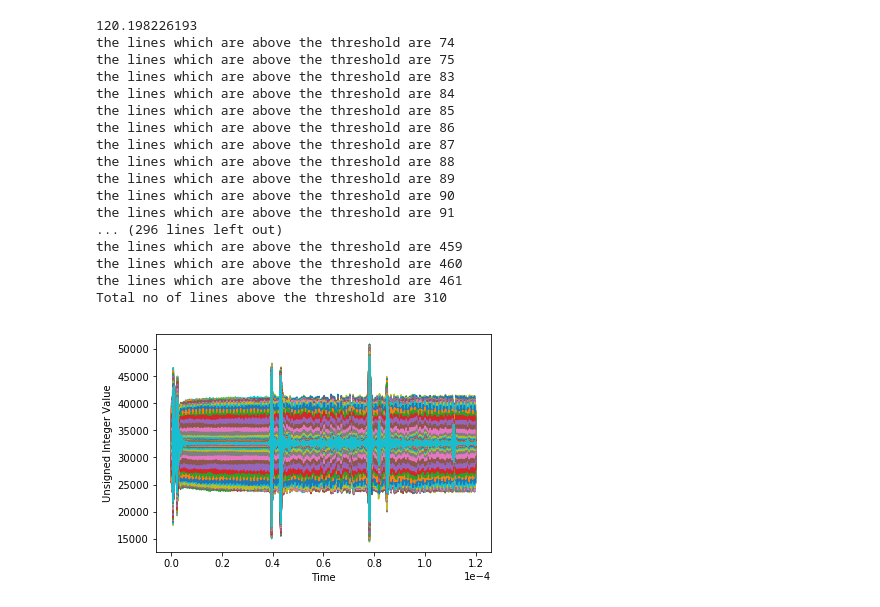
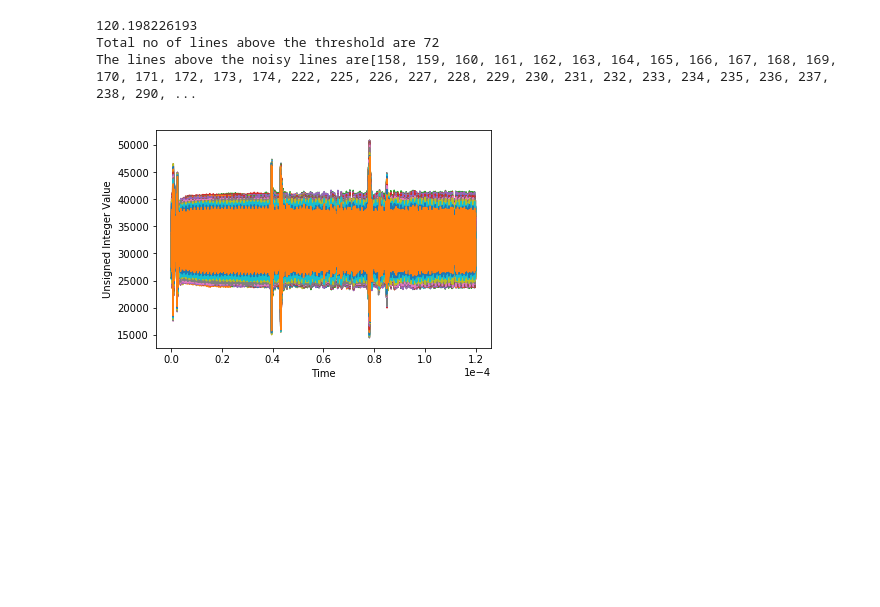
Before and after one commit to sp00044/Assignment1, a Jupyter notebook: Assignment_Question_No_2.ipynb, the cells around one changed output. Drawn from its saved outputs; the diff is of its cells as text; code cells hidden in the pictures; blank space fills up the shorter version.

```diff
--- a/Assignment_Question_No_2.ipynb
+++ b/Assignment_Question_No_2.ipynb
@@ -16,62 +16,52 @@ f = open('UltrasoundSampleSignal.dat','rb')
 AllSignal = np.fromfile(f,count=-1,dtype=np.uint16)
 ## Arrange the 15000 samples with step size 125Mhz
 x=np.arange(0,15000/125e6,1/125e6)
-## now we take the first line of the 15000 line
+## now we take the first line of the 15000 lines
 FirstLine = AllSignal[:15000]
 ## The first line consist of dc component for which we have to remove them so taking the mean of the first line and subtracting the same
 dataFirstLine = FirstLine - np.mean(FirstLine)
 ## the length of the data FirstLine is taken when we want only positive peaks of the transform
 L=len(dataFirstLine)
- ## We arrange the signal according to the given frequency
+ ## We arrange the signal according to the given sampling rate
 f=np.arange(0,125e6/2,125e6/15000)
+
 ## We have to change the signal into frequncy domain signal so we use fft transform
 Y=np.fft.fft(dataFirstLine)
 ## To take only the positive peaks we take the absolute value and divide it by the length
 PyyClean=abs(Y)/L
 ## To find the noise threshold we have to take the maximum amplitude of the positive peaks which comes to approx 120
 NoiseThreshold = max(PyyClean)
 print(NoiseThreshold)
 ## we know that the total lines are 462
 totalLines = np.arange(462)
 ## We have to initialize the variable Count_Of_Noisy Lines to zero
 Count_Of_Noisy_Lines=0
+Frequency = np.where(f>=4.5e6)
 ## Now for every line we find out peaks of all the lines
-
+LinesArray = []
 for index in totalLines:
     ## Removing the DC component as done above
     Remove_DC_Component_From_Each_Line = AllSignal[index*15000:(index+1)*15000]-np.mean(AllSignal[index*15000:(index+1)*15000])
     ## The above process is repeated for all the lines
     Length_Of_All_Lines = len(Remove_DC_Component_From_Each_Line)
     FFT_Of_Above_Signal = np.fft.fft(Remove_DC_Component_From_Each_Line)
     Positive_Peaks_Of_Signal = abs(FFT_Of_Above_Signal)/Length_Of_All_Lines
-    Amplitude = max(Positive_Peaks_Of_Signal)
+    Amplitude = np.amax(Positive_Peaks_Of_Signal[Frequency[0][0]])
      ## comparing the amplitude with the maximum threshold of noise defined above
     if Amplitude > NoiseThreshold:
         ## We add a counter to find out the total number of lines
         Count_Of_Noisy_Lines=Count_Of_Noisy_Lines+1
         ## we plot the frequency plot of the all the signals above the noise threshold
         plt.plot(x,AllSignal[index*15000:(index+1)*15000])
         plt.xlabel('Time')
         plt.ylabel('Unsigned Integer Value')
         plt.ticklabel_format(style='sci', axis='x', scilimits=(0,0))
-        print ("the lines which are above the threshold are " + str(index))
-print "Total no of lines above the threshold are " + str(i)
+        #print ("the lines which are above the threshold are " + str(index))
+        LinesArray.append(index)
+print "Total no of lines above the threshold are " + str(Count_Of_Noisy_Lines)
+print "The lines above the noisy lines are" + str(LinesArray)
 # %% [output]
 120.198226193
-the lines which are above the threshold are 74
-the lines which are above the threshold are 75
-the lines which are above the threshold are 83
-the lines which are above the threshold are 84
-the lines which are above the threshold are 85
-the lines which are above the threshold are 86
-the lines which are above the threshold are 87
-the lines which are above the threshold are 88
-the lines which are above the threshold are 89
-the lines which are above the threshold are 90
-the lines which are above the threshold are 91
-... (296 lines left out)
-the lines which are above the threshold are 459
-the lines which are above the threshold are 460
-the lines which are above the threshold are 461
-Total no of lines above the threshold are 310
+Total no of lines above the threshold are 72
+The lines above the noisy lines are[158, 159, 160, 161, 162, 163, 164, 165, 166, 167, 168, 169, 170, 171, 172, 173, 174, 222, 225, 226, 227, 228, 229, 230, 231, 232, 233, 234, 235, 236, 237, 238, 290, ...
-[figure, old version]
+[figure, new version]
```
